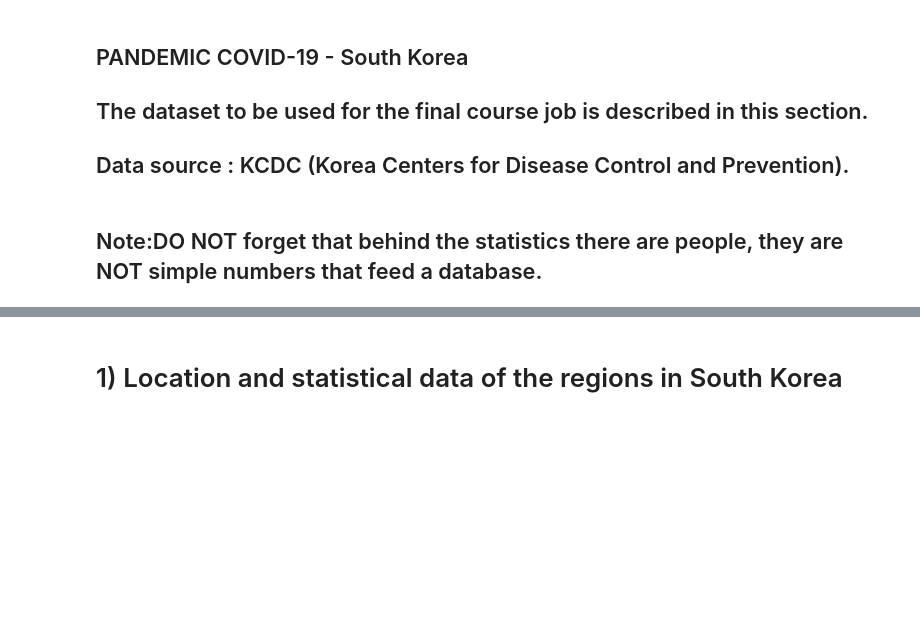
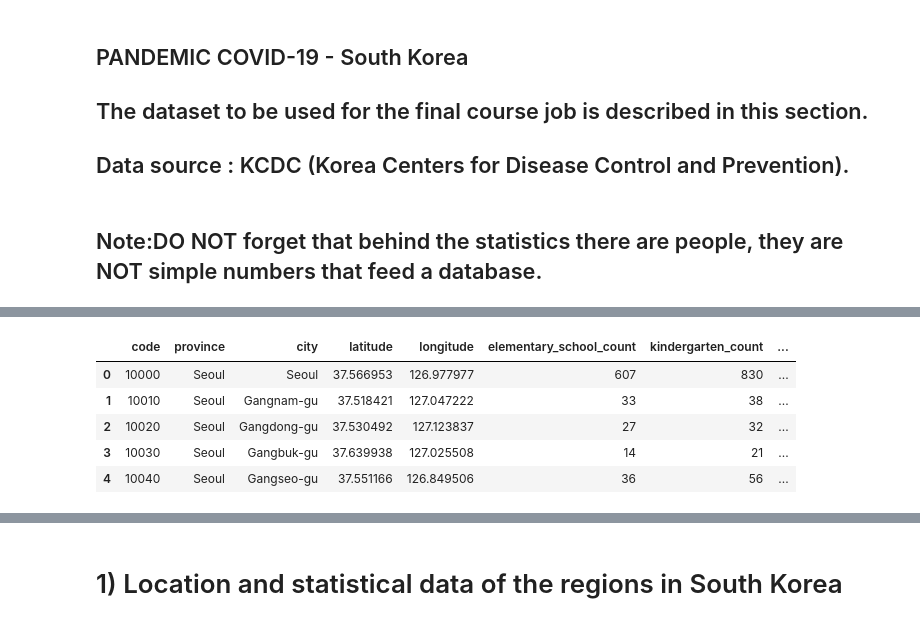
Before and after one commit to bcdatascience/The_Battle_of_Neighborhoods_COVID-19, a Jupyter notebook: COVID-19-South Korea/COVID-19.ipynb, the cells around one changed output, grey strips where cells are left out. Drawn from its saved outputs; the diff is of its cells as text; code cells hidden in the pictures; blank space fills up the shorter version.

Commit message:
Notebook COVID-19

```diff
--- a/COVID-19-South Korea/COVID-19.ipynb
+++ b/COVID-19-South Korea/COVID-19.ipynb
@@ -30,0 +17,2 @@ import numpy as np # library to handle data in a vectorized manner
+# %%
+df_region=pd.read_csv('dataSet-Covid/Region.csv')
@@ -30,0 +46,10 @@ import numpy as np # library to handle data in a vectorized manner
+# %%
+# show top row
+df_region.head()
+# %% [output]
+|  | code | province | city | latitude | longitude | elementary_school_count | kindergarten_count | ... |
+| 0 | 10000 | Seoul | Seoul | 37.566953 | 126.977977 | 607 | 830 | ... |
+| 1 | 10010 | Seoul | Gangnam-gu | 37.518421 | 127.047222 | 33 | 38 | ... |
+| 2 | 10020 | Seoul | Gangdong-gu | 37.530492 | 127.123837 | 27 | 32 | ... |
+| 3 | 10030 | Seoul | Gangbuk-gu | 37.639938 | 127.025508 | 14 | 21 | ... |
+| 4 | 10040 | Seoul | Gangseo-gu | 37.551166 | 126.849506 | 36 | 56 | ... |
```
Also changed, not shown: parts of 6 cells of this notebook.
